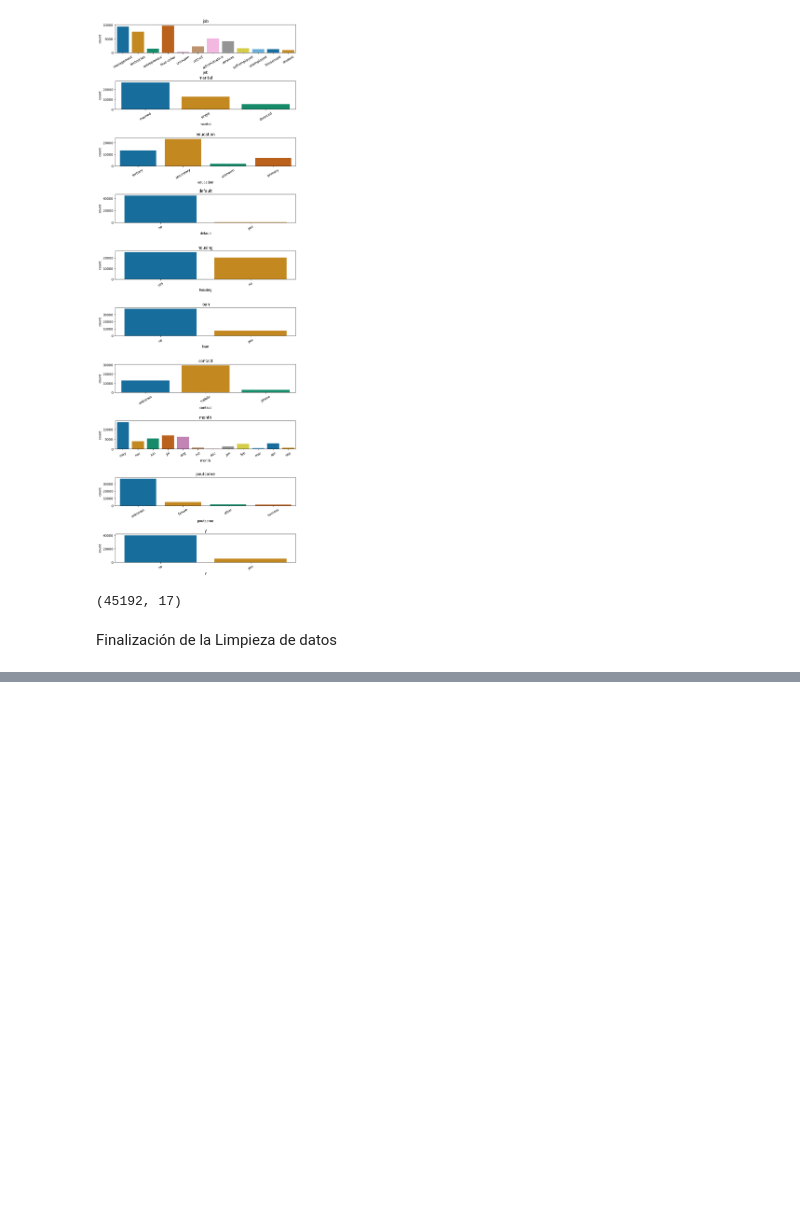
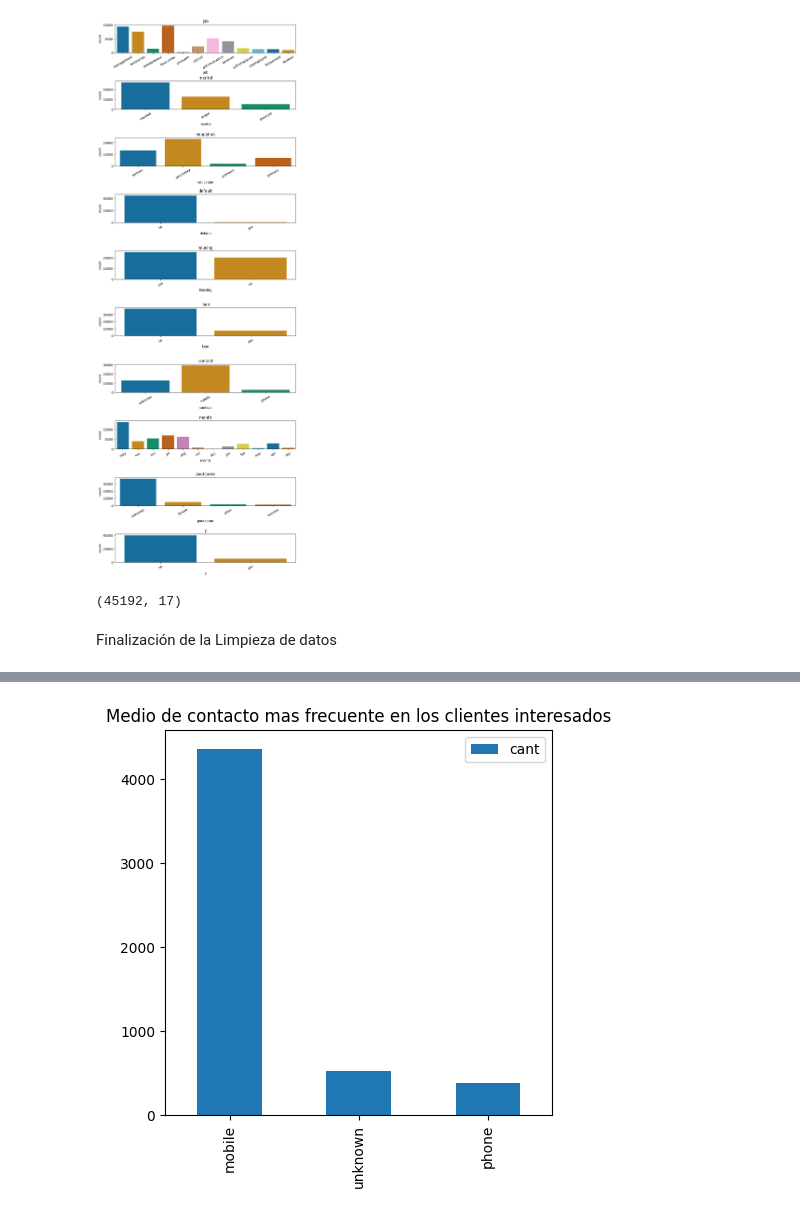
Before and after one commit to JessicaS94/TalentoTech-, a Jupyter notebook: Limpieza_de_Datos.ipynb, the cells around one changed output, grey strips where cells are left out. Saved outputs shown, nothing was run; the diff lists cells and outputs as text; code cells hidden in the pictures; blank space fills up the shorter version.

```diff
--- a/Limpieza_de_Datos.ipynb
+++ b/Limpieza_de_Datos.ipynb
@@ -441,0 +528,7 @@ Data.to_csv(ruta, index=False)
+# %%
+df_contacto = pd.DataFrame({'cant': [4367, 529, 389]}, index=['mobile', 'unknown', 'phone'])
+plot = df_contacto.plot.bar(y='cant', figsize=(5, 5))
+plt.title('Medio de contacto mas frecuente en los clientes interesados')
+plt.show()
+# %% [output]
+[figure, added]
```
Also changed, not shown: parts of 16 cells of this notebook.
